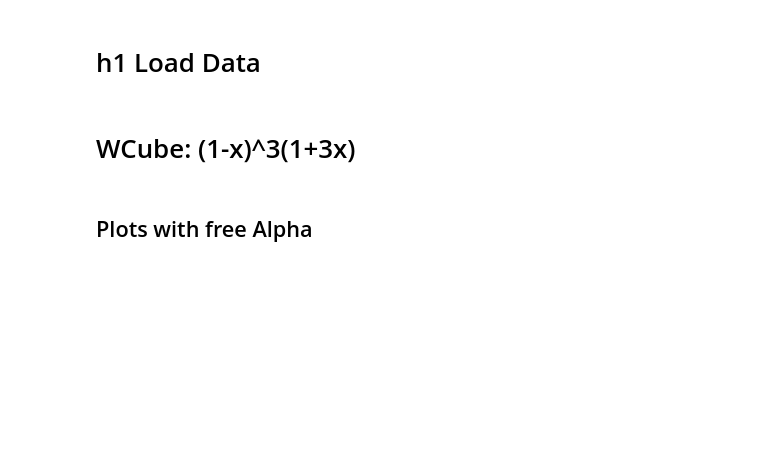
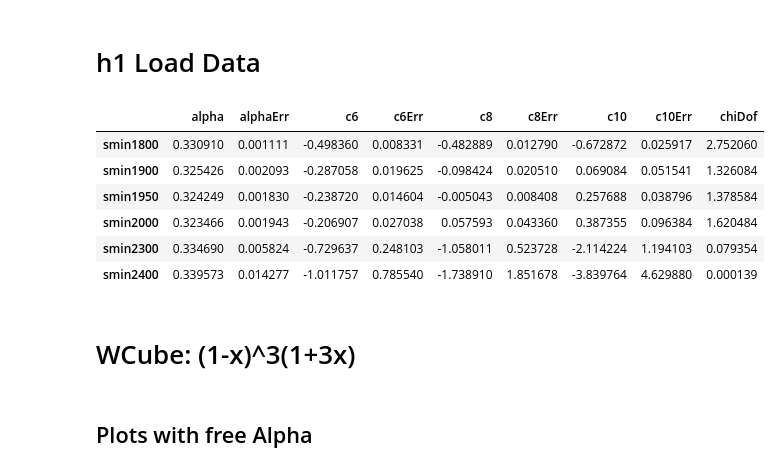
Before and after one commit to phd-dirk/Notebooks, a Jupyter notebook: alphaDetermination/wCube.ipynb, the cells around one changed output. Drawn from its saved outputs; the diff is of its cells as text; code cells hidden in the pictures; blank space fills up the shorter version.

```diff
--- a/alphaDetermination/wCube.ipynb
+++ b/alphaDetermination/wCube.ipynb
@@ -5,8 +5,17 @@ exec(open('initNotebook.py').read())
 # %%
 wCubeAlD6D8 = read_csv('../../FESR/configurations/2019/wCubeAlphaD6D8/fits.csv')
 wCubeAlD6D8D10 = read_csv('../../FESR/configurations/2019/wCubeAlphaD6D8D10/fits.csv')
 wCubeD6D8 = read_csv('../../FESR/configurations/2019/wCubeD6D8/fits.csv')
 wCubeD6D8D10 = read_csv('../../FESR/configurations/2019/wCubeD6D8D10/fits.csv')
+wCubeAlD6D8D10[['alpha', 'alphaErr', 'c6', 'c6Err', 'c8', 'c8Err', 'c10', 'c10Err', 'chiDof']]
+# %% [output]
+|  | alpha | alphaErr | c6 | c6Err | c8 | c8Err | c10 | c10Err | chiDof |
+| smin1800 | 0.330910 | 0.001111 | -0.498360 | 0.008331 | -0.482889 | 0.012790 | -0.672872 | 0.025917 | 2.752060 |
+| smin1900 | 0.325426 | 0.002093 | -0.287058 | 0.019625 | -0.098424 | 0.020510 | 0.069084 | 0.051541 | 1.326084 |
+| smin1950 | 0.324249 | 0.001830 | -0.238720 | 0.014604 | -0.005043 | 0.008408 | 0.257688 | 0.038796 | 1.378584 |
+| smin2000 | 0.323466 | 0.001943 | -0.206907 | 0.027038 | 0.057593 | 0.043360 | 0.387355 | 0.096384 | 1.620484 |
+| smin2300 | 0.334690 | 0.005824 | -0.729637 | 0.248103 | -1.058011 | 0.523728 | -2.114224 | 1.194103 | 0.079354 |
+| smin2400 | 0.339573 | 0.014277 | -1.011757 | 0.785540 | -1.738910 | 1.851678 | -3.839764 | 4.629880 | 0.000139 |
 # %% [markdown]
 # WCube: (1-x)^3(1+3x)
 # %% [markdown]
```
Also changed, not shown: parts of 2 cells of this notebook, 7 other files.
